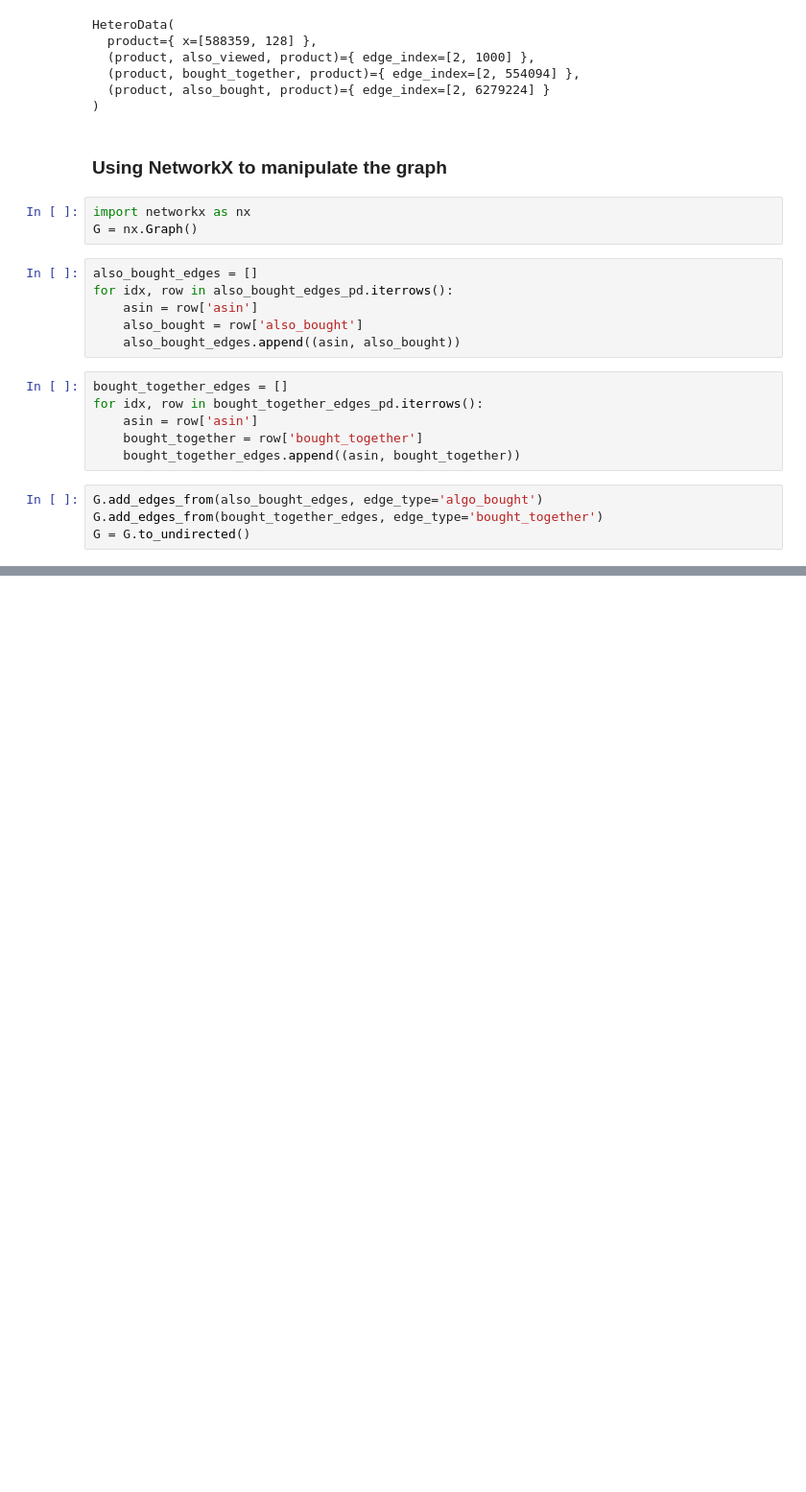
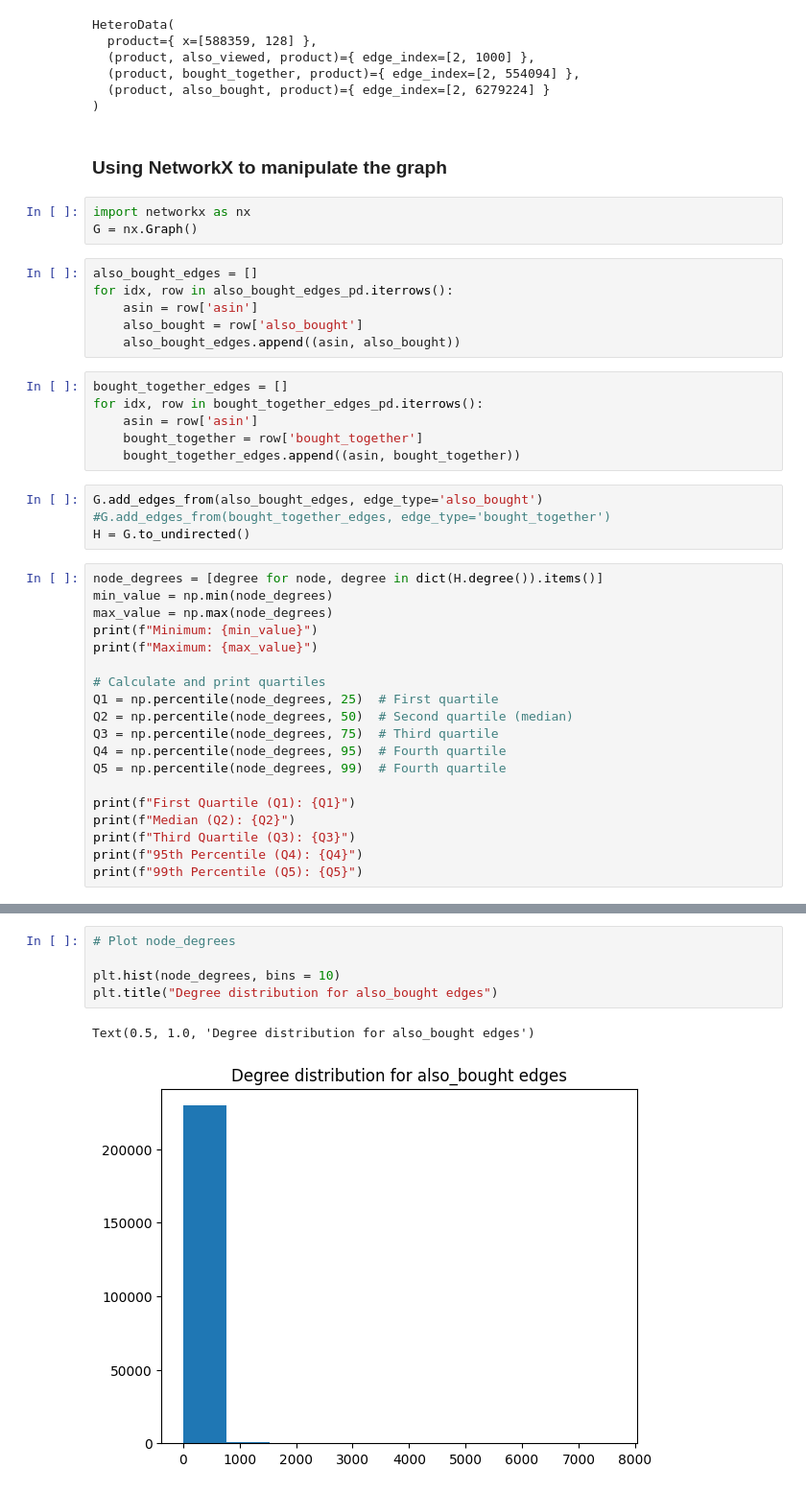
Before and after one commit to abhi74k/gnn-recommender-system, a Jupyter notebook: AmazonGraph.ipynb, the cells around one changed output, grey strips where cells are left out. Shown at 96% size. Cells and saved outputs as stored; diff of their text form; blank space fills up the shorter version.

```diff
--- a/AmazonGraph.ipynb
+++ b/AmazonGraph.ipynb
@@ -149,6 +150,25 @@ for idx, row in bought_together_edges_pd.iterrows():
     bought_together = row['bought_together']
     bought_together_edges.append((asin, bought_together))
 # %%
-G.add_edges_from(also_bought_edges, edge_type='algo_bought')
-G.add_edges_from(bought_together_edges, edge_type='bought_together')
-G = G.to_undirected()
+G.add_edges_from(also_bought_edges, edge_type='also_bought')
+#G.add_edges_from(bought_together_edges, edge_type='bought_together')
+H = G.to_undirected()
+# %%
+node_degrees = [degree for node, degree in dict(H.degree()).items()]
+min_value = np.min(node_degrees)
+max_value = np.max(node_degrees)
+print(f"Minimum: {min_value}")
+print(f"Maximum: {max_value}")
+
+# Calculate and print quartiles
+Q1 = np.percentile(node_degrees, 25)  # First quartile
+Q2 = np.percentile(node_degrees, 50)  # Second quartile (median)
+Q3 = np.percentile(node_degrees, 75)  # Third quartile
+Q4 = np.percentile(node_degrees, 95)  # Fourth quartile
+Q5 = np.percentile(node_degrees, 99)  # Fourth quartile
+
+print(f"First Quartile (Q1): {Q1}")
+print(f"Median (Q2): {Q2}")
+print(f"Third Quartile (Q3): {Q3}")
+print(f"95th Percentile (Q4): {Q4}")
+print(f"99th Percentile (Q5): {Q5}")
@@ -155,2 +183,10 @@ G = G.to_undirected()
+# %%
+# Plot node_degrees
+
+plt.hist(node_degrees, bins = 10)
+plt.title("Degree distribution for also_bought edges")
+# %% [output]
+Text(0.5, 1.0, 'Degree distribution for also_bought edges')
+[figure, added]
 # %%
 # Specify the minimum degree threshold
```
Also changed, not shown: parts of 5 cells of this notebook.
